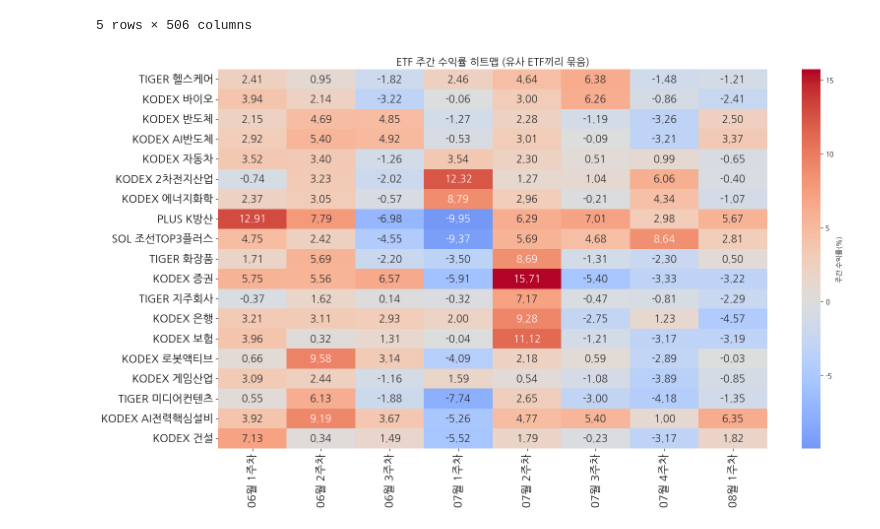
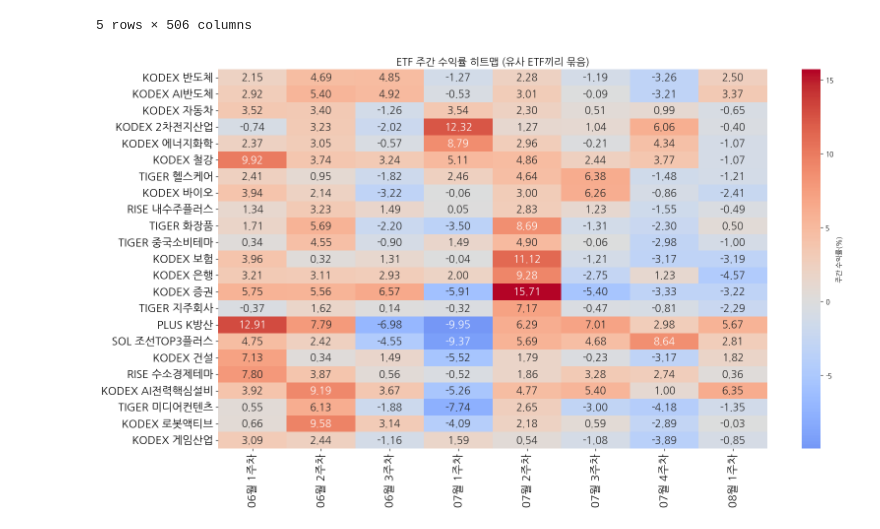
Before and after one commit to Je-Hyeon/stockWatching, a Jupyter notebook: koreaETFHeatmap.ipynb, the cells around one changed output. Saved outputs shown, nothing was run; the diff lists cells and outputs as text; code cells hidden in the pictures.

```diff
--- a/koreaETFHeatmap.ipynb
+++ b/koreaETFHeatmap.ipynb
@@ -39,7 +40,8 @@ etf_lst = [
     "TIGER 화장품", "TIGER 헬스케어", "TIGER 지주회사",
     "KODEX 바이오", "KODEX 로봇액티브", "TIGER 미디어컨텐츠",
     "KODEX 건설", "KODEX 보험", "KODEX 에너지화학",
-    "KODEX 게임산업",
+    "KODEX 게임산업", "RISE 수소경제테마", "TIGER 중국소비테마",
+    "RISE 내수주플러스", "KODEX 철강",
 ]
 len(etf_lst)
 # %% [output]
@@ -57,7 +59,7 @@ etf_price.tail()
 5 rows × 506 columns
 # %%
 # ETF 가격 데이터에서 결측치 제거
-selected_etf_price = etf_price[etf_lst].dropna()["2025-06":]
+selected_etf_price = etf_price[etf_lst].dropna()[(today-timedelta(days=40)).strftime('%Y-%m'):]
 daily_rtn = selected_etf_price.pct_change().dropna()
 weekly_price = selected_etf_price.resample('W-FRI').last()
 weekly_return = weekly_price.pct_change().dropna() * 100
@@ -81,31 +83,31 @@ def make_year_month_week_index(dt_index):
             week_num += 1
         result.append(f"{month:02d}월 {week_num}주차")
     return result
 
 weekly_return = weekly_return.copy()
 weekly_return.index = make_year_month_week_index(weekly_return.index)
 
 # ETF별로 일간 수익률의 상관관계를 기반으로 클러스터링
 corr = daily_rtn.corr()
 linkage_matrix = linkage(corr, method='ward')
 etf_order = leaves_list(linkage_matrix)
 ordered_etf = [weekly_return.columns[i] for i in etf_order]
 
 plt.figure(figsize=(18,10))
 sns.heatmap(
     weekly_return[ordered_etf].T,
     cmap="coolwarm",
     center=0,
     annot=True,
     fmt=".2f",
     cbar_kws={'label': '주간 수익률(%)'},
     annot_kws={"size":15}, # 주석 폰트 크기 키움
     xticklabels=True,
     yticklabels=True
 )
 plt.title("ETF 주간 수익률 히트맵 (유사 ETF끼리 묶음)", fontsize=15)
 plt.ylabel(None)
 plt.xticks(fontsize=16, rotation=90)  # x축 레이블 90도 회전
 plt.yticks(fontsize=16);
 # %% [output]
-[figure, old version]
+[figure, new version]
```
Also changed, not shown: parts of 3 cells of this notebook, 2 other files.
